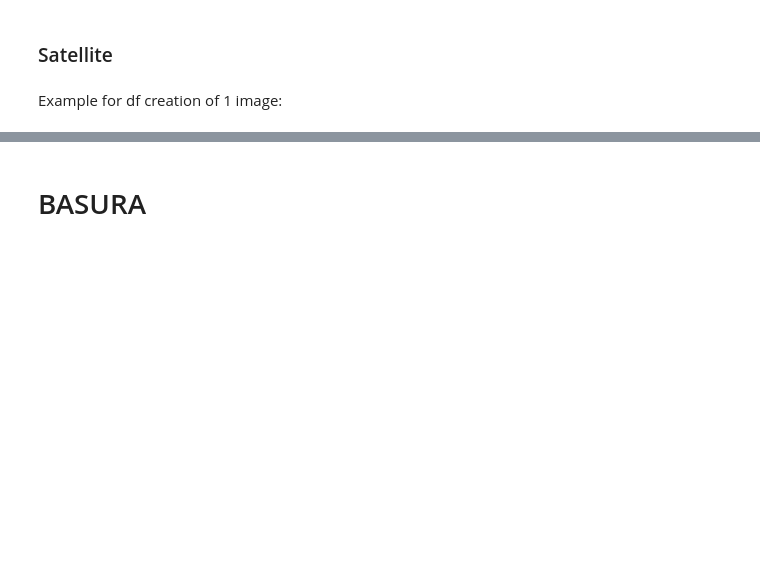
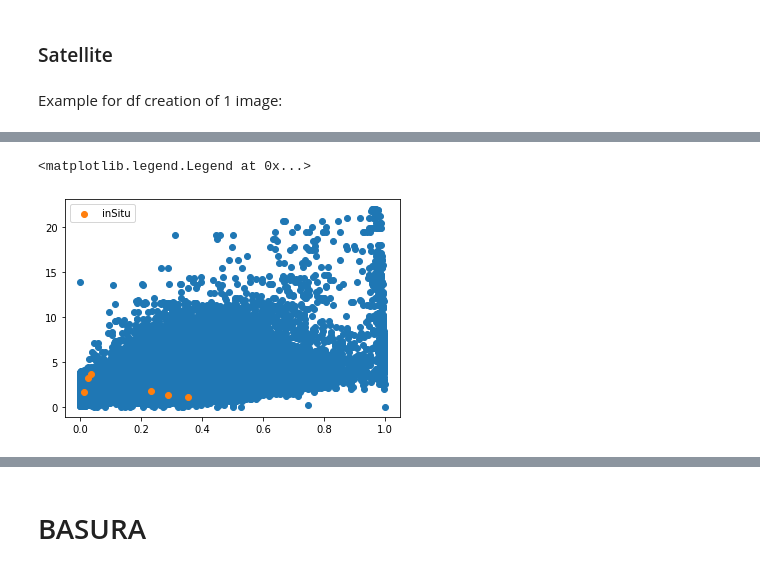
Before and after one commit to VicenteYago/OPTRAM, a Jupyter notebook: OPTRAM.ipynb, the cells around one changed output, grey strips where cells are left out. Cells and saved outputs as stored; diff of their text form; code cells hidden in the pictures; blank space fills up the shorter version.

Commit message:
global_df loop ok + inner loop in sensors locations

```diff
--- a/OPTRAM.ipynb
+++ b/OPTRAM.ipynb
@@ -313,34 +294,3 @@ plt.subplots_adjust(left=None, bottom=None, right=None, top=1.2 , wspace=None, h
 ### Satellite
 # %% [markdown]
 Example for df creation of 1 image:
-# %%
-BASE_DIR = './sen2r/out/'
-boa_fp = BASE_DIR + "BOA/S2A2A_20181213_141_Walnut-Gulch_BOA_10.tif"
-raster_date = S2_getDate(boa_fp)
-scl_fp = S2_getSCL(BASE_DIR, raster_date)
-
-
-boa  = rs.open(boa_fp)
-scl  = rs.open(scl_fp)
-r    = boa.read(3, masked = True)
-nir  = boa.read(8, masked = True)
-swir = boa.read(11, masked = True)
-swir = swir / 10000 #  #SWIR2 band 12 http://sen2r.ranghetti.info/articles/outstructure.html
-ndvi = (nir - r)/(nir + r)
-STR  = ((1-swir)**2)/(2*swir)
-scl  = scl.read(1, masked = True)
-
-utm_x, utm_y =  get_px_coords_from_raster(boa)
-
-data = {
-    'datetime' : S2_get_sensing_dt(boa_fp),
-    'ndvi' : np.ndarray.flatten(ndvi[~ndvi.mask]),
-    'str'  : np.ndarray.flatten(STR[~STR.mask]),
-    'defective_px_perc' : S2_defective_px_perc(np.ndarray.flatten(scl.data)),
-    'utm_x' : utm_x,
-    'utm_y' : utm_y,
-    'fpath' : boa_fp
-}
-
-tif_df = pd.DataFrame(data)
-tif_df.drop(tif_df[tif_df.loc[:,"ndvi"] > 1].index, inplace=True)
@@ -365,6 +296,0 @@ Building the in_situ dfs
-# %%
-inSitu_obs = build_inSitu_obs(df    = tif_df,
-                              dest_lat_lng  = TDRL1_latlong,
-                              utm_n = 12,
-                              utm_z = 'N')
-inSitu_obs
@@ -373,0 +379,8 @@ inSitu_obs
+# %%
+# TODO contour plot lines needed for clarity
+plt.scatter(global_df.loc[:,'ndvi'], global_df.loc[:,'str'])
+plt.scatter(inSitu_df.loc[:,'ndvi'], inSitu_df.loc[:,'str'], label = 'inSitu')
+plt.legend()
+# %% [output]
+<matplotlib.legend.Legend at 0x...>
+[figure, added]
```
Also changed, not shown: parts of 18 cells of this notebook.
